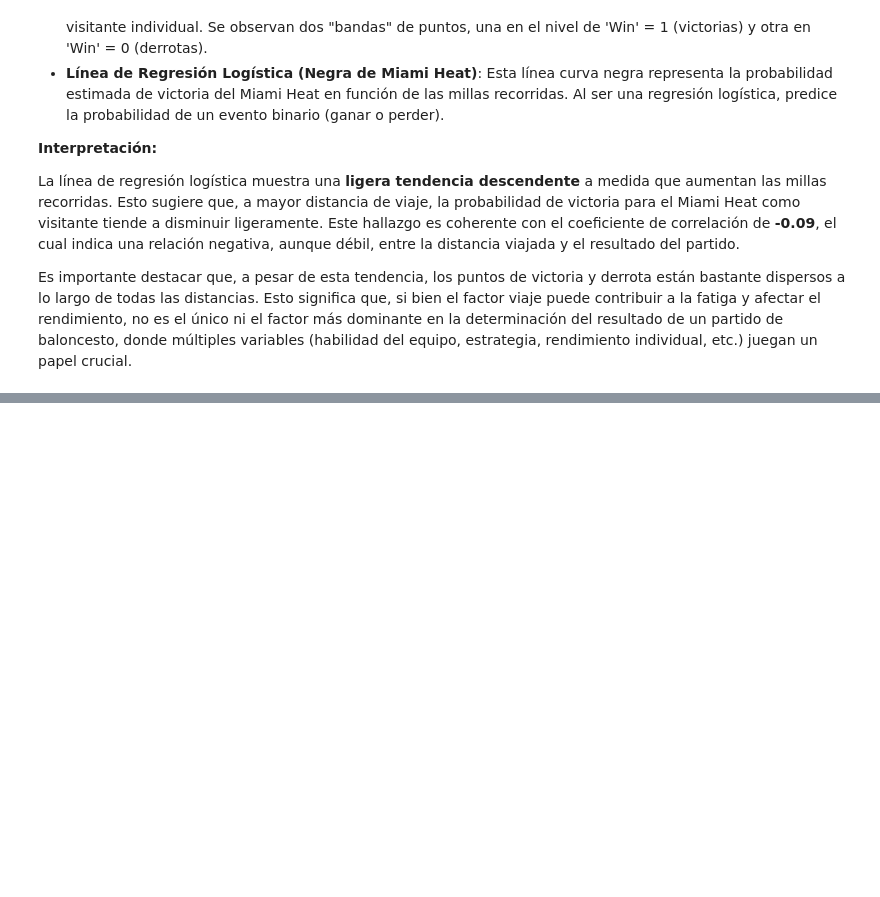
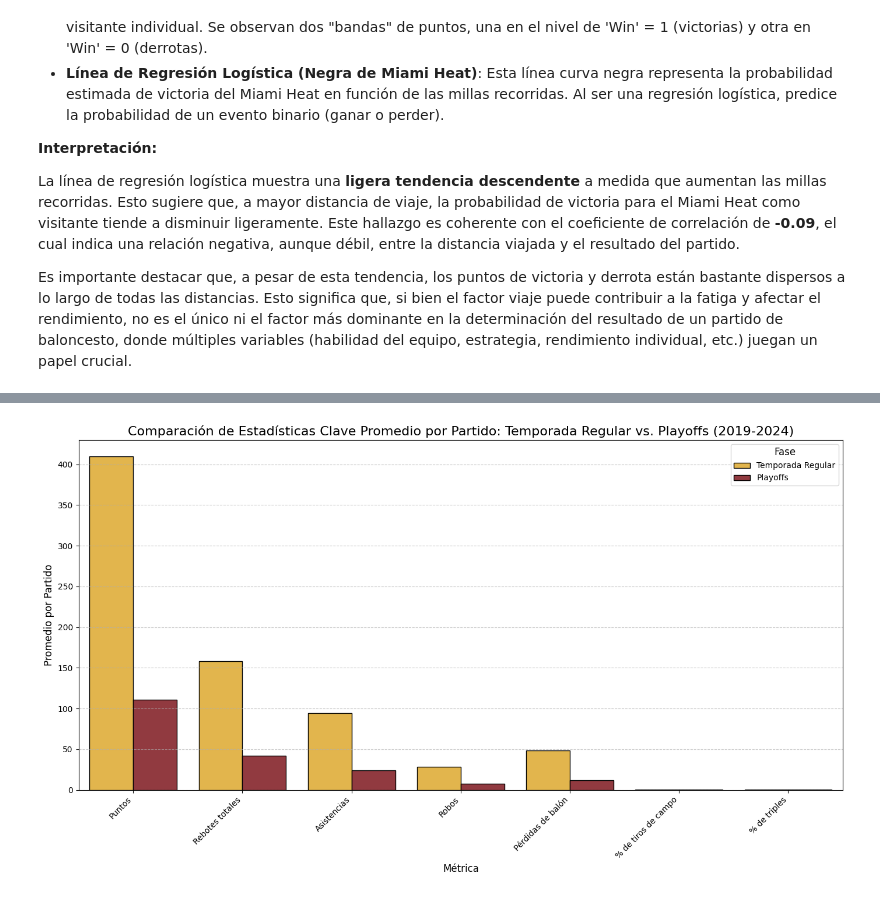
Before and after one commit to coderhouse2025-droid/Miami-Heat, a Jupyter notebook: Miami_Heat.ipynb, the cells around one changed output, grey strips where cells are left out. Drawn from its saved outputs; the diff is of its cells as text; code cells hidden in the pictures; blank space fills up the shorter version.

```diff
--- a/Miami_Heat.ipynb
+++ b/Miami_Heat.ipynb
@@ -686,0 +959,12 @@ Para el análisis de la fatiga por millas en el rendimiento del Miami Heat, se e
+# %%
+# Filtrar datos para la temporada regular usando 'Fase_Original'
+df_regular_season = df_combined[df_combined['Fase_Original'] == 'REGULAR'].copy()
+
+# Filtrar datos para los playoffs usando 'Fase_Original'
+df_playoffs = df_combined[df_combined['Fase_Original'] == 'PLAYOFF'].copy()
+
+print("DataFrame 'df_regular_season' creado correctamente. Filas:", len(df_regular_season))
+print("DataFrame 'df_playoffs' creado correctamente. Filas:", len(df_playoffs))
+
+display(df_regular_season.head())
+display(df_playoffs.head())
@@ -686,0 +1065,41 @@ Para el análisis de la fatiga por millas en el rendimiento del Miami Heat, se e
+# %%
+import matplotlib.pyplot as plt
+import seaborn as sns
+import pandas as pd
+
+# Melt the DataFrame to long format for seaborn barplot
+df_avg_per_game_melted = df_avg_per_game.melt(id_vars='Fase',
+                                              var_name='Métrica',
+                                              value_name='Promedio por Partido')
+
+# Exclude '% de tiros de campo' and '% de triples' from the melted DataFrame for this specific plot
+# if the intention is to plot them separately or after a specific adjustment
+# For now, let's include all key_metrics as defined
+# key_metrics defined in the context are: 'Puntos', 'Rebotes totales', 'Asistencias', 'Robos', 'Pérdidas de balón', '% de tiros de campo', '% de triples'
+
+# To ensure the order of metrics in the plot matches the key_metrics order
+df_avg_per_game_melted['Métrica'] = pd.Categorical(df_avg_per_game_melted['Métrica'], categories=key_metrics, ordered=True)
+df_avg_per_game_melted = df_avg_per_game_melted.sort_values('Métrica')
+
+# Create the bar plot
+plt.figure(figsize=(14, 8))
+sns.barplot(
+    x='Métrica',
+    y='Promedio por Partido',
+    hue='Fase',
+    data=df_avg_per_game_melted,
+    palette={'Temporada Regular': '#FBBF34', 'Playoffs': '#9F2B33'}, # Miami Heat colors
+    edgecolor='black'
+)
+
+plt.title('Comparación de Estadísticas Clave Promedio por Partido: Temporada Regular vs. Playoffs (2019-2024)', fontsize=16)
+plt.xlabel('Métrica', fontsize=12)
+plt.ylabel('Promedio por Partido', fontsize=12)
+plt.xticks(rotation=45, ha='right', fontsize=10)
+plt.yticks(fontsize=10)
+plt.legend(title='Fase', title_fontsize='12', fontsize='10', loc='upper right')
+plt.grid(axis='y', linestyle='--', alpha=0.7)
+plt.tight_layout()
+plt.show()
+# %% [output]
+[figure, added]
```
Also changed, not shown: parts of 26 cells of this notebook.
